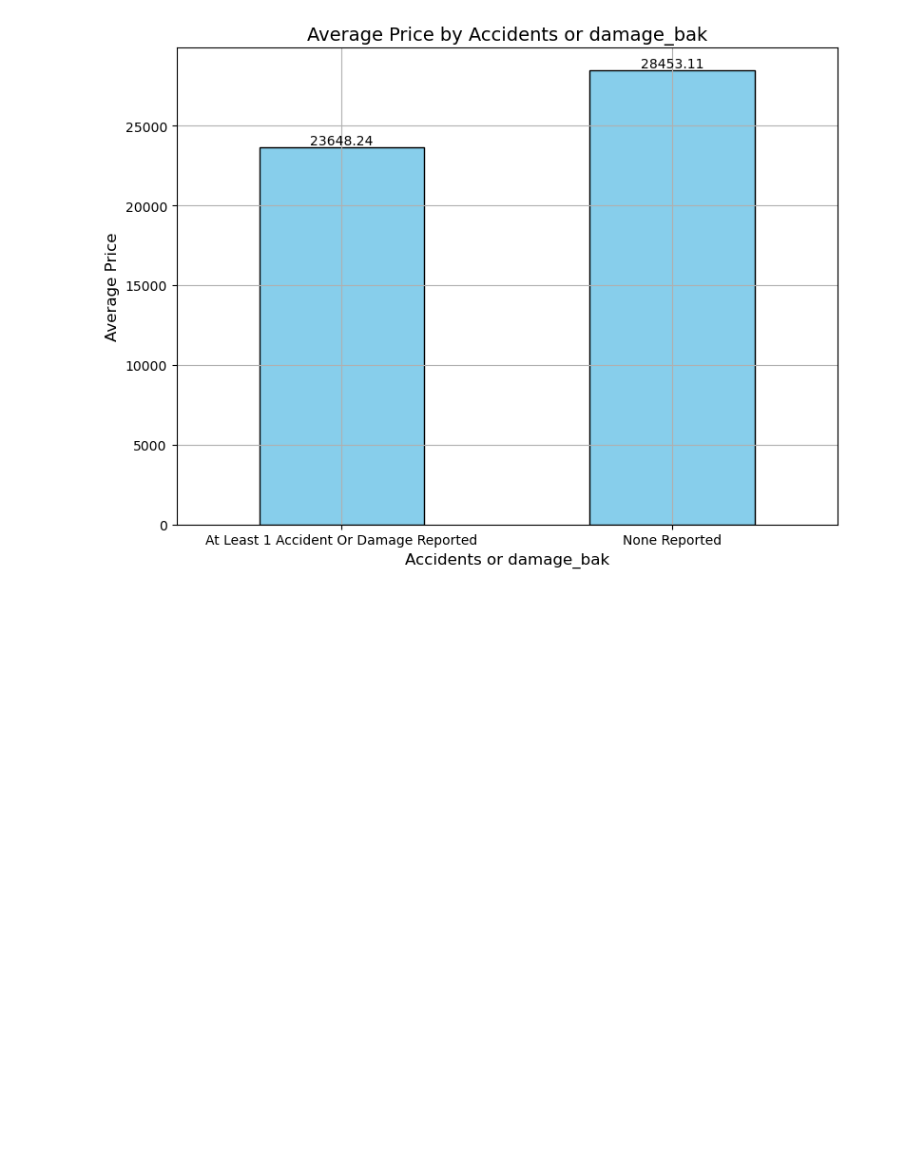
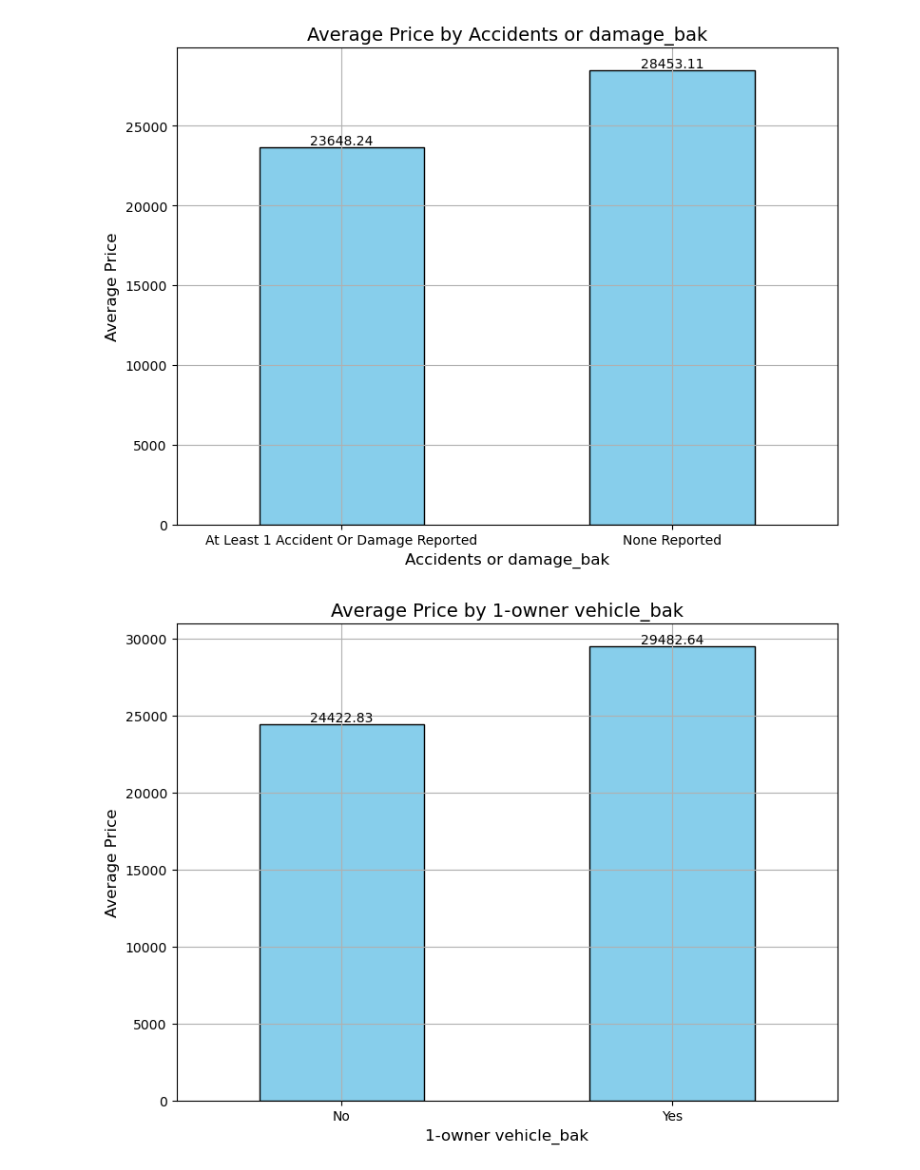
Before and after one commit to JnAlvarez/CH-Clases, a Jupyter notebook: PF Ordenando.ipynb, the cells around one changed output. Cells and saved outputs as stored; diff of their text form; code cells hidden in the pictures; blank space fills up the shorter version.

```diff
--- a/PF Ordenando.ipynb
+++ b/PF Ordenando.ipynb
@@ -1442,3 +1457,24 @@ plt.tight_layout()
 plt.show()
 # %% [output]
 [figure]
+# %%
+# Calcular el promedio de precio para cada categoría de 1-owner vehicle_bak
+average_price_by_owner = df.groupby('1-owner vehicle_bak')['Price'].mean()
+
+# Crear el gráfico de barras
+plt.figure(figsize=(8, 6))
+bar_plot = average_price_by_owner.plot(kind='bar', color='skyblue', edgecolor='black')
+plt.xlabel('1-owner vehicle_bak', fontsize=12)
+plt.ylabel('Average Price', fontsize=12)
+plt.title('Average Price by 1-owner vehicle_bak', fontsize=14)
+plt.xticks(rotation=0)
+plt.grid(True)
+
+# Agregar etiquetas con los valores de los promedios en cada barra
+for index, value in enumerate(average_price_by_owner):
+    bar_plot.text(index, value, str(round(value, 2)), ha='center', va='bottom', fontsize=10)
+
+plt.tight_layout()
+plt.show()
+# %% [output]
+[figure, added]
```
Also changed, not shown: parts of 16 cells of this notebook.
